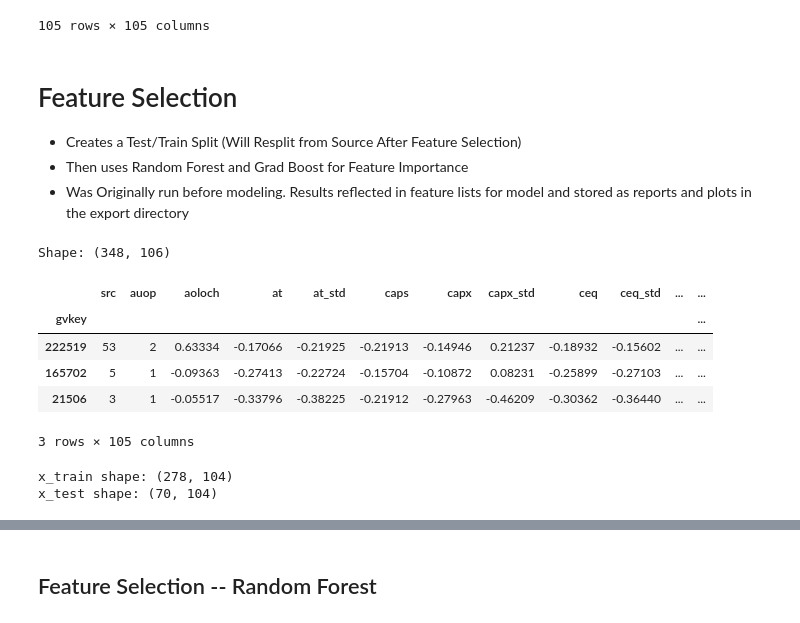
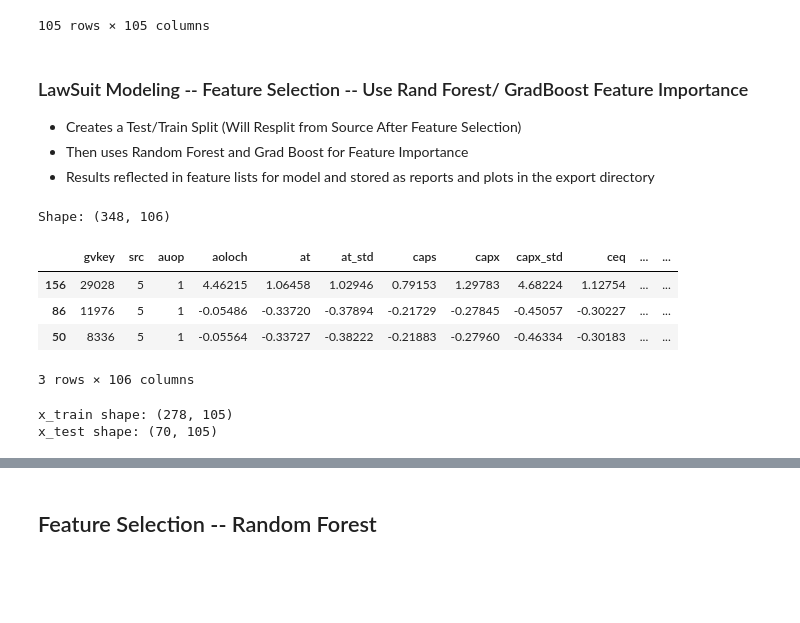
Before and after one commit to bcullinan32/CapstoneProject, a Jupyter notebook: Capstone_Modeling.ipynb, the cells around one changed output, grey strips where cells are left out. Cells and saved outputs as stored; diff of their text form; code cells hidden in the pictures; blank space fills up the shorter version.

```diff
--- a/Capstone_Modeling.ipynb
+++ b/Capstone_Modeling.ipynb
@@ -556,35 +566,31 @@ cor
 | SettlementAmount | 0.010 | -0.064 | 0.020 | -0.097 | -0.116 | -0.090 | -0.084 | -0.152 | -0.098 | -0.101 | ... | ... |
 105 rows × 105 columns
 # %% [markdown]
-# Feature Selection
+###  LawSuit Modeling -- Feature Selection -- Use Rand Forest/ GradBoost Feature Importance
 * Creates a Test/Train Split (Will Resplit from Source After Feature Selection)
 * Then uses Random Forest and Grad Boost for Feature Importance
-* Was Originally run before modeling.  Results reflected in feature lists for model and stored as reports
+* Results reflected in feature lists for model and stored as reports
 and plots in the export directory
 # %%
 # Prepare For Feature Selection
-
-## Create copy of cleanDF
-tempModelingDF = ls_Modeling_relFeat.copy()
 ## Feature Selection Will Use Lawsuit - so drop SettlementAmount
-tempModelingDF = tempModelingDF.drop(columns='SettlementAmount')
-print(f"Shape:",tempModelingDF.shape)
+ls_Modeling_relFeat = ls_Modeling_relFeat.drop(columns='SettlementAmount')
 
 ## Set gvkey as index
-tempModelingDF = tempModelingDF.set_index('gvkey')
-tempModelingDF.sample(3)
+ls_Modeling_relFeat.set_index('gvkey')
+print(f"Shape:",ls_Modeling_relFeat.shape)
+ls_Modeling_relFeat.sample(3)
 # %% [output]
 Shape: (348, 106)
-|  | src | auop | aoloch | at | at_std | caps | capx | capx_std | ceq | ceq_std | ... | ... |
-| gvkey |  |  |  |  |  |  |  |  |  |  |  | ... |
-| 222519 | 53 | 2 | 0.63334 | -0.17066 | -0.21925 | -0.21913 | -0.14946 | 0.21237 | -0.18932 | -0.15602 | ... | ... |
-| 165702 | 5 | 1 | -0.09363 | -0.27413 | -0.22724 | -0.15704 | -0.10872 | 0.08231 | -0.25899 | -0.27103 | ... | ... |
-| 21506 | 3 | 1 | -0.05517 | -0.33796 | -0.38225 | -0.21912 | -0.27963 | -0.46209 | -0.30362 | -0.36440 | ... | ... |
+|  | gvkey | src | auop | aoloch | at | at_std | caps | capx | capx_std | ceq | ... | ... |
+| 156 | 29028 | 5 | 1 | 4.46215 | 1.06458 | 1.02946 | 0.79153 | 1.29783 | 4.68224 | 1.12754 | ... | ... |
+| 86 | 11976 | 5 | 1 | -0.05486 | -0.33720 | -0.37894 | -0.21729 | -0.27845 | -0.45057 | -0.30227 | ... | ... |
+| 50 | 8336 | 5 | 1 | -0.05564 | -0.33727 | -0.38222 | -0.21883 | -0.27960 | -0.46334 | -0.30183 | ... | ... |
-3 rows × 105 columns
+3 rows × 106 columns
 # %%
 # Set or Reset Test/Train Split
 # Params
-df=tempModelingDF
+df=ls_Modeling_relFeat
 ResponseVar = 'lawsuit'
 PredictorVar_orig = df.columns.values.tolist()
 PredictorVar_orig.remove(ResponseVar)
@@ -594,8 +600,8 @@ x_train, x_test, y_train, y_test  = testTrainSplit(df, PredictorVar_orig, Respon
 print(f"x_train shape:",x_train.shape)
 print(f"x_test shape:",x_test.shape)
 # %% [output]
-x_train shape: (278, 104)
-x_test shape: (70, 104)
+x_train shape: (278, 105)
+x_test shape: (70, 105)
 # %%
 #TODO - check params with .get_params
 # maybe add ration and check knn
```
Also changed, not shown: parts of 66 cells of this notebook, 12 other files.
